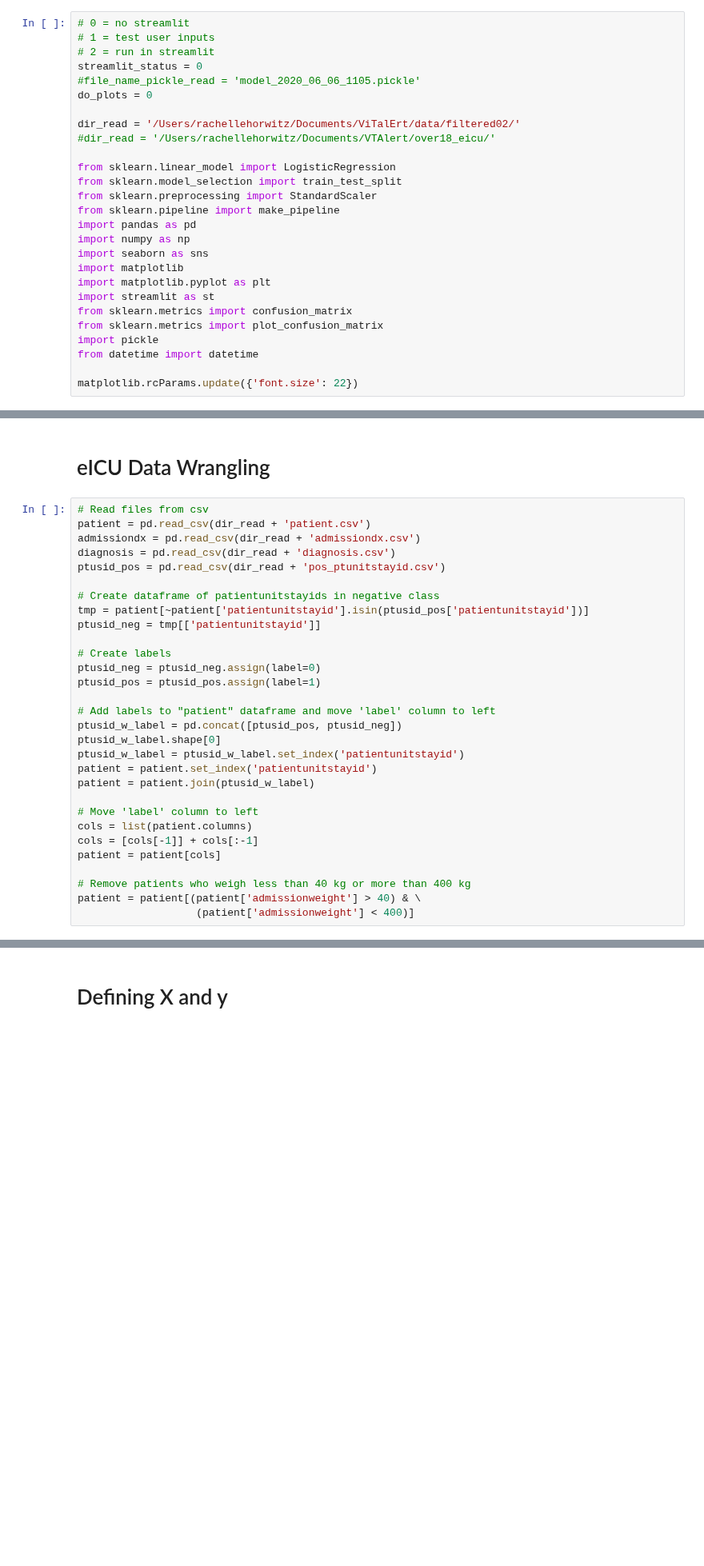
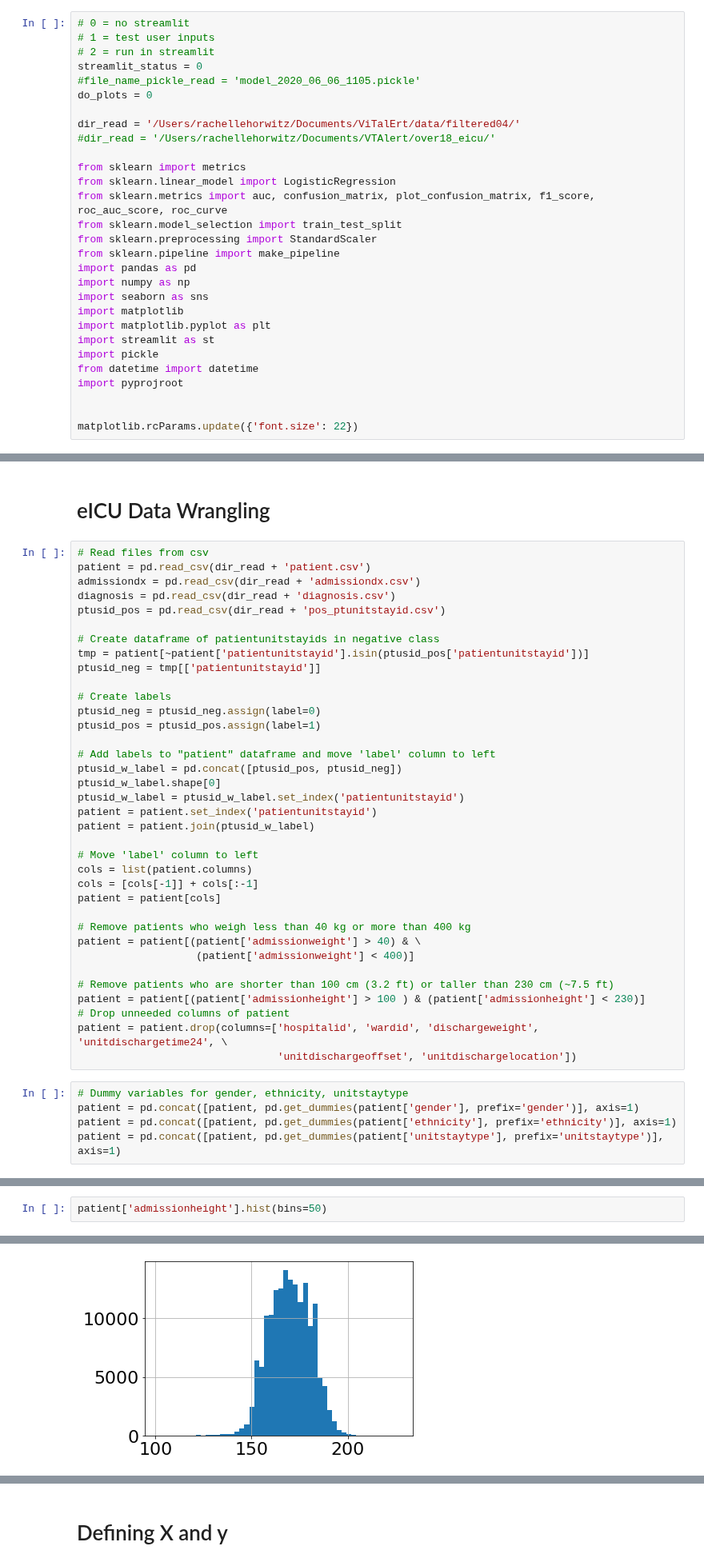
Before and after one commit to horwitzr/ViTalErt, a Jupyter notebook: models/Model.ipynb, the cells around one changed output, grey strips where cells are left out. Shown at 80% size. Cells and saved outputs as stored; diff of their text form; blank space fills up the shorter version.

```diff
--- a/models/Model.ipynb
+++ b/models/Model.ipynb
@@ -8,10 +34,12 @@ streamlit_status = 0
 #file_name_pickle_read = 'model_2020_06_06_1105.pickle'
 do_plots = 0
 
-dir_read = '/Users/rachellehorwitz/Documents/ViTalErt/data/filtered02/'
+dir_read = '/Users/rachellehorwitz/Documents/ViTalErt/data/filtered04/'
 #dir_read = '/Users/rachellehorwitz/Documents/VTAlert/over18_eicu/'
 
+from sklearn import metrics
 from sklearn.linear_model import LogisticRegression
+from sklearn.metrics import auc, confusion_matrix, plot_confusion_matrix, f1_score, roc_auc_score, roc_curve
 from sklearn.model_selection import train_test_split
 from sklearn.preprocessing import StandardScaler
 from sklearn.pipeline import make_pipeline
@@ -21,9 +49,9 @@ import seaborn as sns
 import matplotlib
 import matplotlib.pyplot as plt
 import streamlit as st
-from sklearn.metrics import confusion_matrix
-from sklearn.metrics import plot_confusion_matrix
 import pickle
 from datetime import datetime
+import pyprojroot
+
 
 matplotlib.rcParams.update({'font.size': 22})
@@ -69,3 +93,14 @@ patient = patient[cols]
 # Remove patients who weigh less than 40 kg or more than 400 kg
 patient = patient[(patient['admissionweight'] > 40) & \
                    (patient['admissionweight'] < 400)]
+
+# Remove patients who are shorter than 100 cm (3.2 ft) or taller than 230 cm (~7.5 ft)
+patient = patient[(patient['admissionheight'] > 100 ) & (patient['admissionheight'] < 230)]
+# Drop unneeded columns of patient
+patient = patient.drop(columns=['hospitalid', 'wardid', 'dischargeweight', 'unitdischargetime24', \
+                                'unitdischargeoffset', 'unitdischargelocation'])
+# %%
+# Dummy variables for gender, ethnicity, unitstaytype
+patient = pd.concat([patient, pd.get_dummies(patient['gender'], prefix='gender')], axis=1)
+patient = pd.concat([patient, pd.get_dummies(patient['ethnicity'], prefix='ethnicity')], axis=1)
+patient = pd.concat([patient, pd.get_dummies(patient['unitstaytype'], prefix='unitstaytype')], axis=1)
@@ -71,0 +139,3 @@ patient = patient[(patient['admissionweight'] > 40) & \
+# %%
+patient['admissionheight'].hist(bins=50)
+# %% [output]
@@ -71,0 +143 @@ patient = patient[(patient['admissionweight'] > 40) & \
+[figure, added]
```
Also changed, not shown: parts of 24 cells of this notebook, 1 other file.
